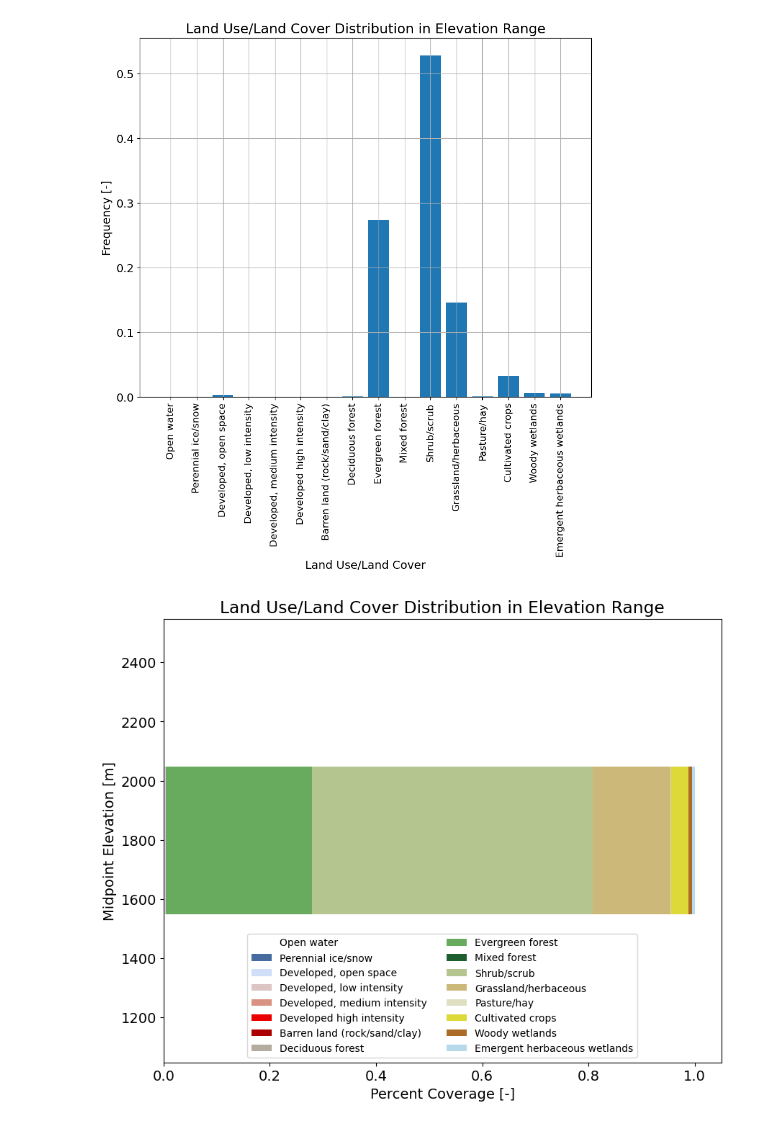
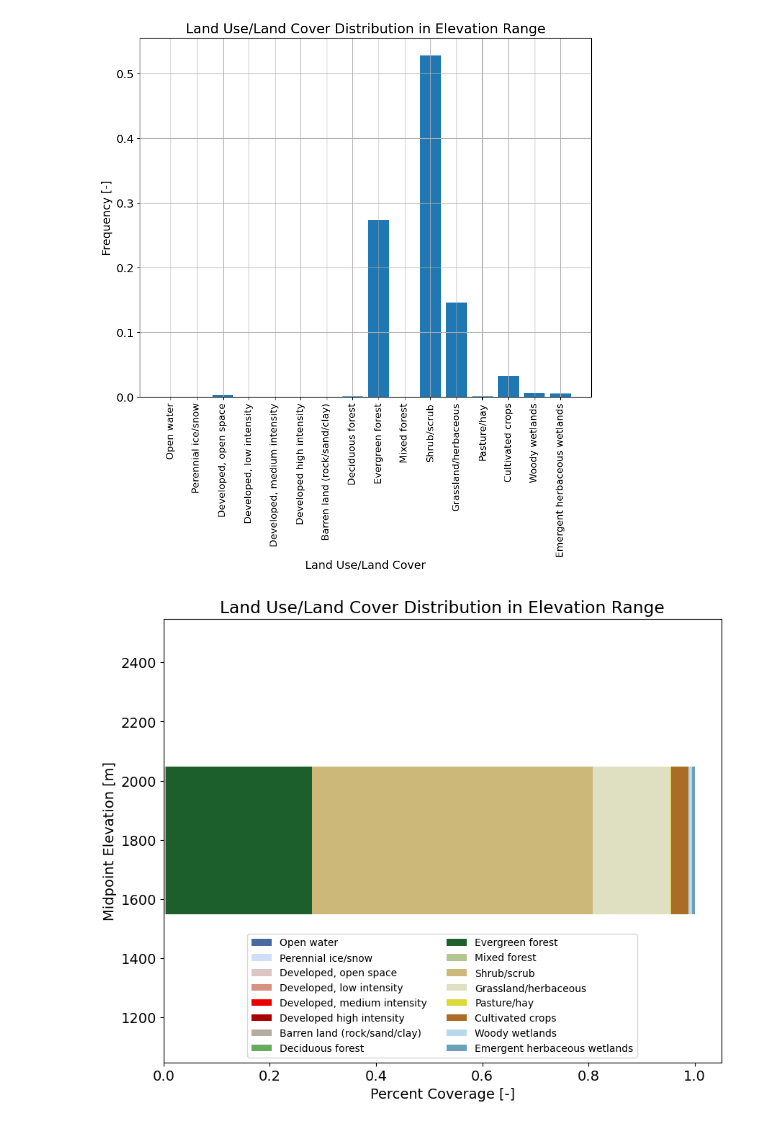
Before and after one commit to scottfordham/sf-GEOS505, a Jupyter notebook: Unit04-Geospatial-Data/04.2 Raster Data 2 - Land Use Land Cover.ipynb, the cells around one changed output. Cells and saved outputs as stored; diff of their text form; code cells hidden in the pictures.

```diff
--- a/Unit04-Geospatial-Data/04.2 Raster Data 2 - Land Use Land Cover.ipynb
+++ b/Unit04-Geospatial-Data/04.2 Raster Data 2 - Land Use Land Cover.ipynb
@@ -185,22 +193,22 @@ plt.show()
 # %%
 # Stacked horizontal bar emphasizing how the elevation band partitions among NLCD classes
 fig, ax = plt.subplots(figsize=(10,8))
 
 left = 0.0
 
 for i in np.arange(lulc_bins.size):
-    ax.barh(zmean, lulc_mid_freq[i], left=left, height=500.0, color=cmap_nlcd.colors[i], label=nlcd_df.label_short.values[i])
+    ax.barh(zmean, lulc_mid_freq[i], left=left, height=500.0, color=cmap_nlcd.colors[i+1], label=nlcd_df.label_short.values[i])
     left += lulc_mid_freq[i]
 
 ax.set_ylim([zmean - 750.0, zmean + 750.0])
 ax.set_title('Land Use/Land Cover Distribution in Elevation Range')
 ax.set_xlabel('Percent Coverage [-]')
 ax.yaxis.set_major_formatter(FormatStrFormatter('%d'))
 ax.set_ylabel('Midpoint Elevation [m]')
 ax.legend(fontsize=10, ncol=2, loc='lower center')
 plt.show()
 # %% [output]
-[figure, old version]
+[figure, new version]
 # %% [markdown]
 ## Wrap-up
 
```
Also changed, not shown: parts of 10 cells of this notebook, 1 other file.
